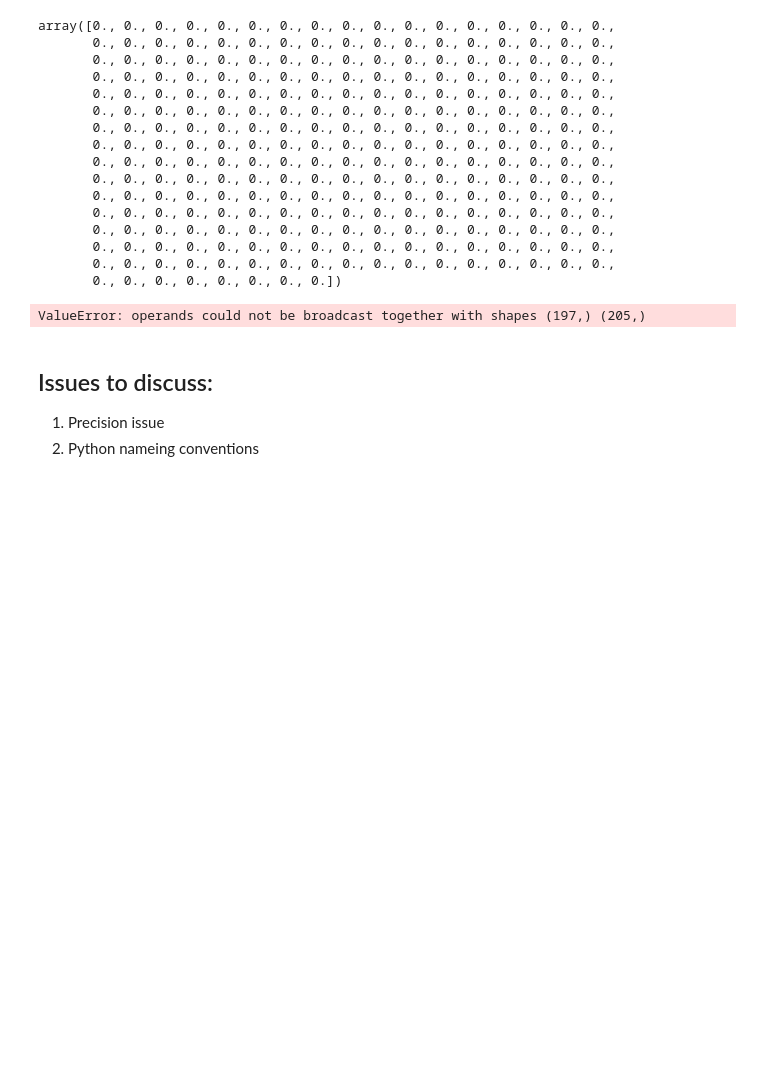
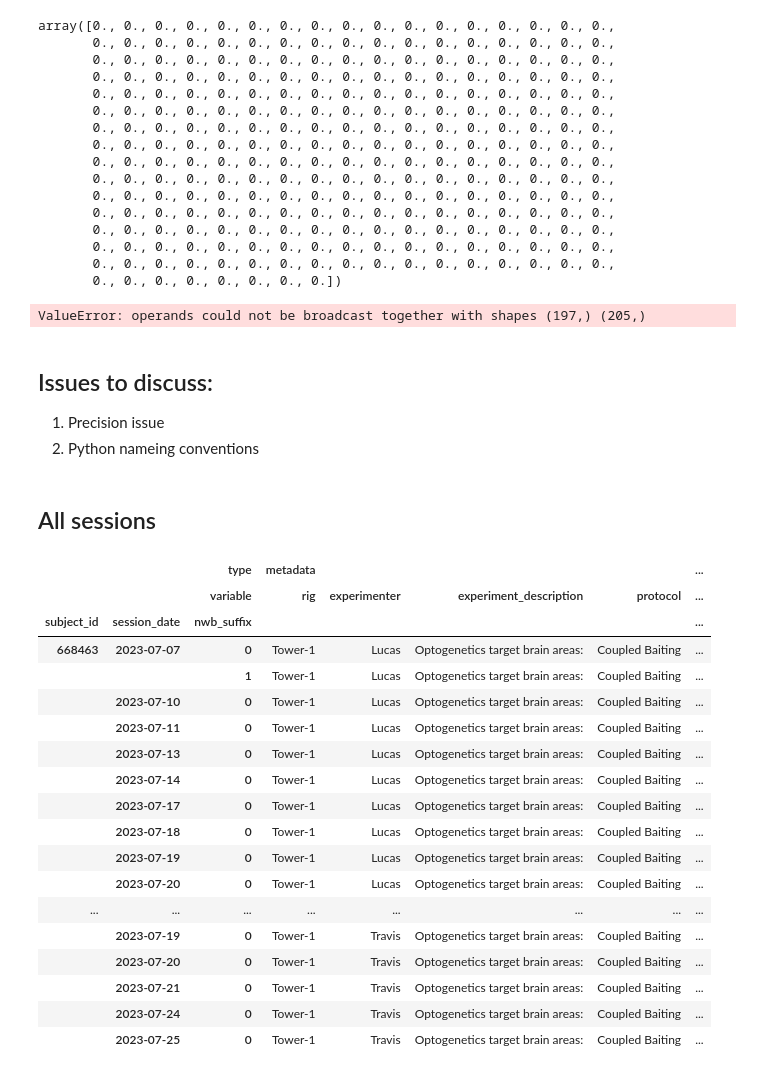
Before and after one commit to AllenNeuralDynamics/aind-foraging-behavior-bonsai-basic, a Jupyter notebook: code/notebook/demo_import_nwb_behavior_bonsai.ipynb, the cells around one changed output. Cells and saved outputs as stored; diff of their text form; code cells hidden in the pictures; blank space fills up the shorter version.

Commit message:
simplest all session_stat works

```diff
--- a/code/demo_import_nwb_behavior_bonsai.ipynb
+++ b/code/notebook/demo_import_nwb_behavior_bonsai.ipynb
@@ -454,3 +456,28 @@ ValueError: operands could not be broadcast together with shapes (197,) (205,)
 
 1. Precision issue
 2. Python nameing conventions
+# %% [markdown]
+## All sessions
+# %%
+df_all_sessions = pd.read_pickle('/root/capsule/results/all_sessions.pkl')
+df_all_sessions
+# %% [output]
+|  |  | type | metadata |  |  |  | ... |
+|  |  | variable | rig | experimenter | experiment_description | protocol | ... |
+| subject_id | session_date | nwb_suffix |  |  |  |  | ... |
+| 668463 | 2023-07-07 | 0 | Tower-1 | Lucas | Optogenetics target brain areas: | Coupled Baiting | ... |
+|  |  | 1 | Tower-1 | Lucas | Optogenetics target brain areas: | Coupled Baiting | ... |
+|  | 2023-07-10 | 0 | Tower-1 | Lucas | Optogenetics target brain areas: | Coupled Baiting | ... |
+|  | 2023-07-11 | 0 | Tower-1 | Lucas | Optogenetics target brain areas: | Coupled Baiting | ... |
+|  | 2023-07-13 | 0 | Tower-1 | Lucas | Optogenetics target brain areas: | Coupled Baiting | ... |
+|  | 2023-07-14 | 0 | Tower-1 | Lucas | Optogenetics target brain areas: | Coupled Baiting | ... |
+|  | 2023-07-17 | 0 | Tower-1 | Lucas | Optogenetics target brain areas: | Coupled Baiting | ... |
+|  | 2023-07-18 | 0 | Tower-1 | Lucas | Optogenetics target brain areas: | Coupled Baiting | ... |
+|  | 2023-07-19 | 0 | Tower-1 | Lucas | Optogenetics target brain areas: | Coupled Baiting | ... |
+|  | 2023-07-20 | 0 | Tower-1 | Lucas | Optogenetics target brain areas: | Coupled Baiting | ... |
+| ... | ... | ... | ... | ... | ... | ... | ... |
+|  | 2023-07-19 | 0 | Tower-1 | Travis | Optogenetics target brain areas: | Coupled Baiting | ... |
+|  | 2023-07-20 | 0 | Tower-1 | Travis | Optogenetics target brain areas: | Coupled Baiting | ... |
+|  | 2023-07-21 | 0 | Tower-1 | Travis | Optogenetics target brain areas: | Coupled Baiting | ... |
+|  | 2023-07-24 | 0 | Tower-1 | Travis | Optogenetics target brain areas: | Coupled Baiting | ... |
+|  | 2023-07-25 | 0 | Tower-1 | Travis | Optogenetics target brain areas: | Coupled Baiting | ... |
```
Also changed, not shown: parts of 5 cells of this notebook, 2 other files.
